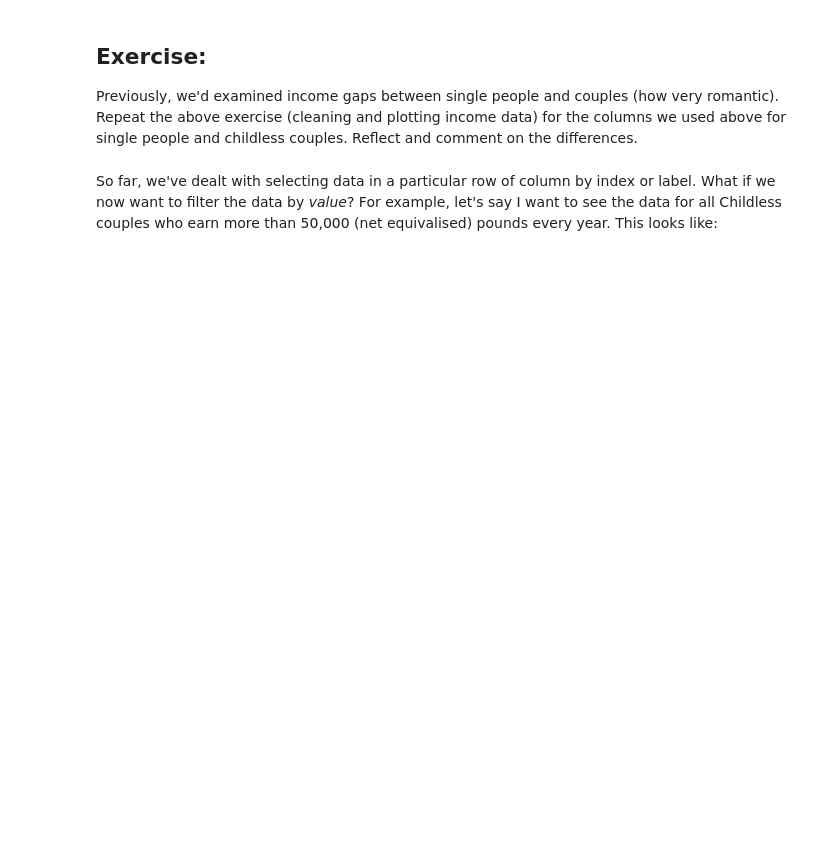
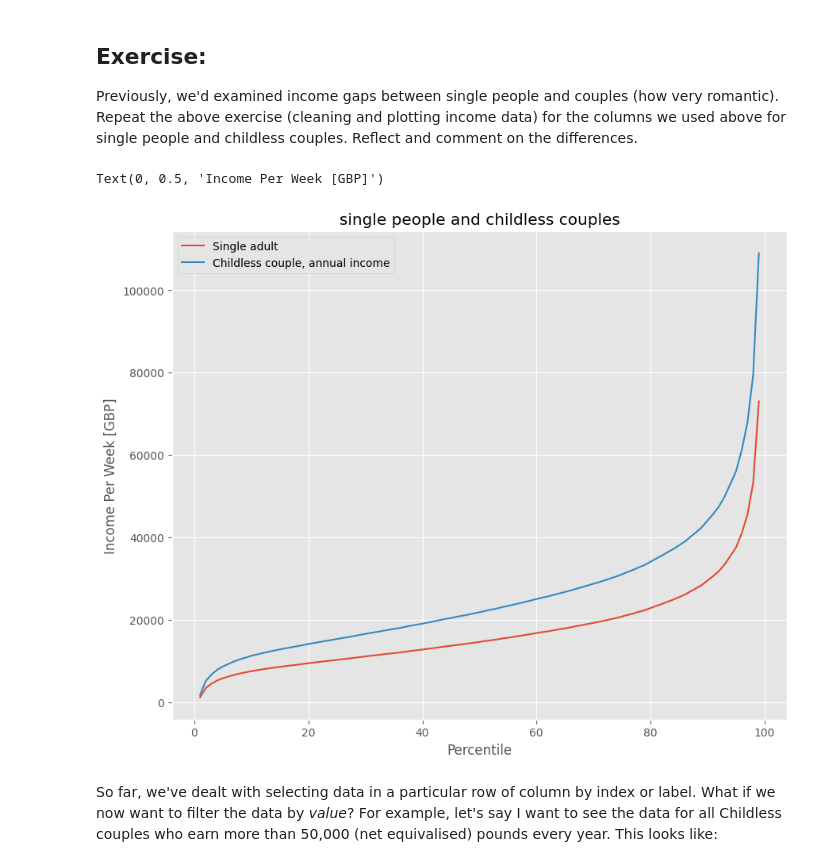
Before and after one commit to khou128/QM2, a Jupyter notebook: notebooks/W02. Pandas.ipynb, the cells around one changed output. Saved outputs shown, nothing was run; the diff lists cells and outputs as text; code cells hidden in the pictures; blank space fills up the shorter version.

```diff
--- a/notebooks/W02. Pandas.ipynb
+++ b/notebooks/W02. Pandas.ipynb
@@ -348,6 +348,21 @@ Text(0, 0.5, 'Income Per Week [GBP]')
 ## Exercise:
 
 Previously, we'd examined income gaps between single people and couples (how very romantic). Repeat the above exercise (cleaning and plotting income data) for the columns we used above for single people and childless couples. Reflect and comment on the differences.
+# %%
+clean = income[['Single adult','Childless couple, annual income']]
+clean.head()
+
+clean=clean.replace(',', '', regex=True)
+
+clean = clean.replace('-', 'NaN', regex=True).astype('float')
+clean.head()
+clean.plot()
+plt.title('single people and childless couples')
+plt.xlabel('Percentile')
+plt.ylabel('Income Per Week [GBP]')
+# %% [output]
+Text(0, 0.5, 'Income Per Week [GBP]')
+[figure, added]
 # %%
 print("Enter your code here")
 # %%
```
Also changed, not shown: parts of 9 cells of this notebook.
